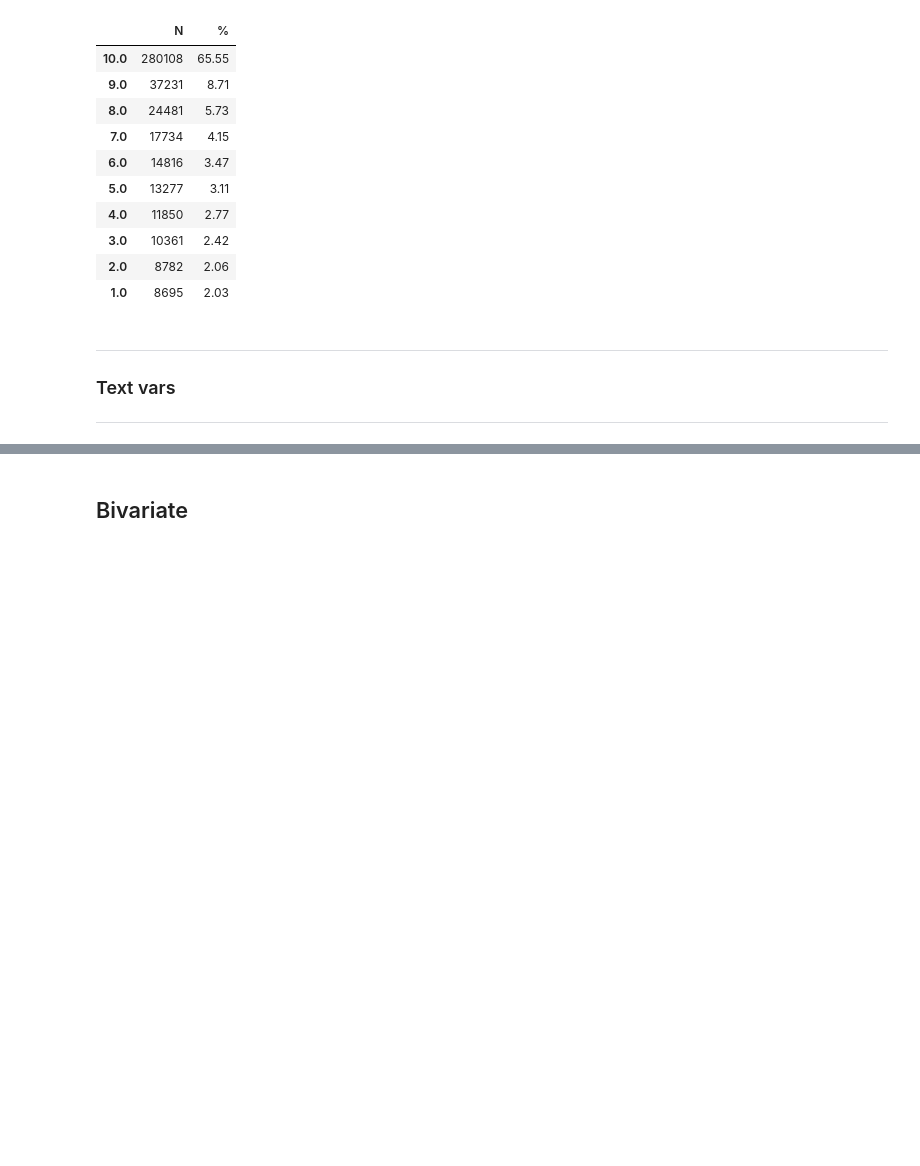
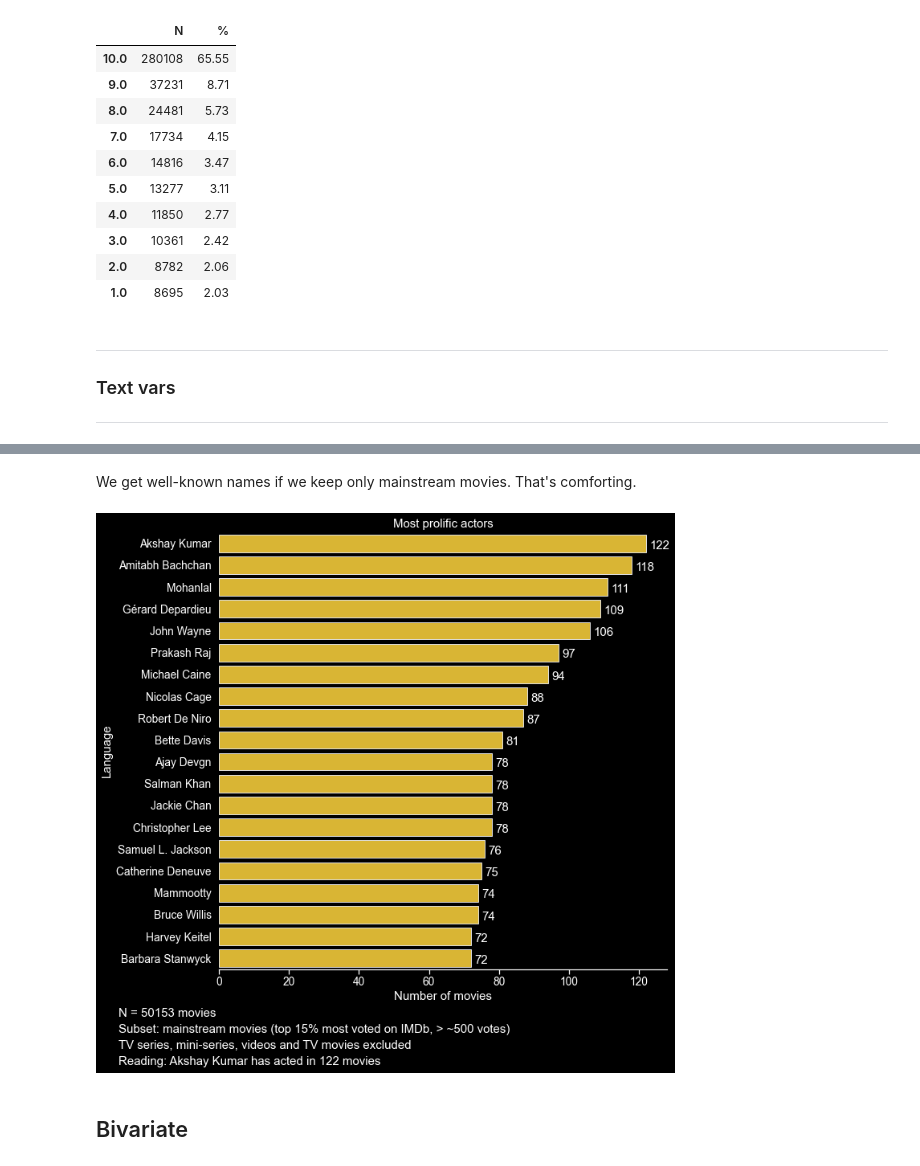
Before and after one commit to Dscronias/yet-another-imdb-project, a Jupyter notebook: Analysis.ipynb, the cells around one changed output, grey strips where cells are left out. Saved outputs shown, nothing was run; the diff lists cells and outputs as text; code cells hidden in the pictures; blank space fills up the shorter version.

```diff
--- a/Analysis.ipynb
+++ b/Analysis.ipynb
@@ -429,3 +563,76 @@ sns.despine(left=True)
+# %% [markdown]
+We get well-known names if we keep only mainstream movies. That's comforting.
+# %%
+CVectorizer = CountVectorizer(max_features=20, tokenizer=lambda text: text.split(","))
+fig = plt.figure(figsize=(10, 10))
+
+# All movies
+ax = (
+    pd.DataFrame(
+        CVectorizer.fit_transform(
+            df.loc[(df["titleType"]=="movie") & (df["mainstream"]=="1"), "names_Actors"].dropna("").str.replace(" ,|, ", ",", regex=True)
+        ).todense(),
+        columns=CVectorizer.get_feature_names(),
+    )
+    .sum()
+    .sort_values(ascending=False)
+    .rename("values")
+    .reset_index()
+    .assign(index=lambda x: x["index"].str.title())
+    .pipe(
+        (sns.barplot, "data"),
+        x="values",
+        y="index",
+        color="#f5c518",
+        edgecolor=("#dddddd"),
+    )
+)
+for p in ax.patches:
+    count = p.get_width()
+    x = p.get_x() + p.get_width() + 1
+    y = (
+        p.get_y() + p.get_height() - 0.15
+    )  # OP's selected answer divides by 2, but since I add annotations at the bottom of the graph the percentages are misaligned
+    ax.annotate(int(count), (x, y))
+ax.set(title="Most prolific actors", xlabel="Number of movies", ylabel="Language")
+
+# Footer
+plt.annotate(
+    "N = " + str(len(df.loc[(df["titleType"]=="movie") & (df["mainstream"]=="1"), "names_Actors"].dropna(""))) + " movies",
+    (0, 0),
+    (-125, -48),
+    xycoords="axes fraction",
+    textcoords="offset points",
+    va="top",
+)
+plt.annotate(
+    "Subset: mainstream movies (top 15% most voted on IMDb, > ~500 votes)",
+    (0, 0),
+    (-125, -68),
+    xycoords="axes fraction",
+    textcoords="offset points",
+    va="top",
+)
+plt.annotate(
+    "TV series, mini-series, videos and TV movies excluded",
+    (0, 0),
+    (-125, -88),
+    xycoords="axes fraction",
+    textcoords="offset points",
+    va="top",
+)
+plt.annotate(
+    "Reading: Akshay Kumar has acted in 122 movies",
+    (0, 0),
+    (-125, -108),
+    xycoords="axes fraction",
+    textcoords="offset points",
+    va="top",
+)
+
+sns.despine(left=True)
+# %% [output]
+[figure, added]
 # %% [markdown]
 ## Bivariate
 # %% [markdown]
```
Also changed, not shown: parts of 4 cells of this notebook, 1 other file.
